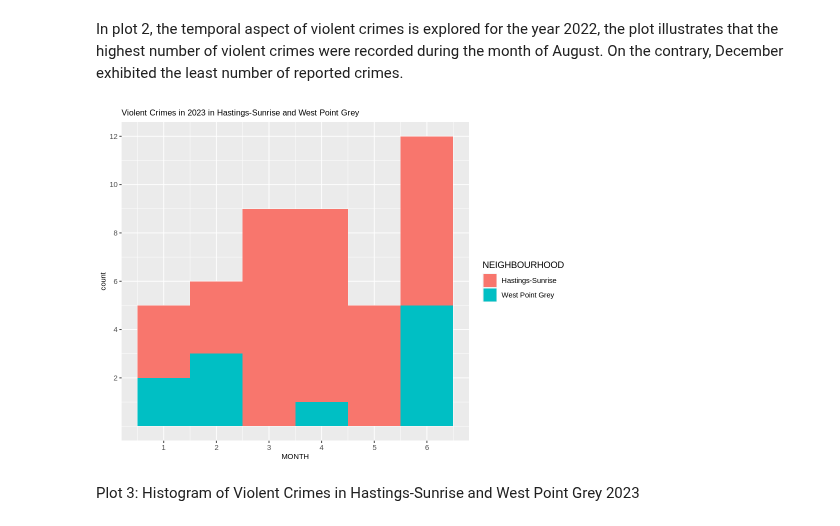
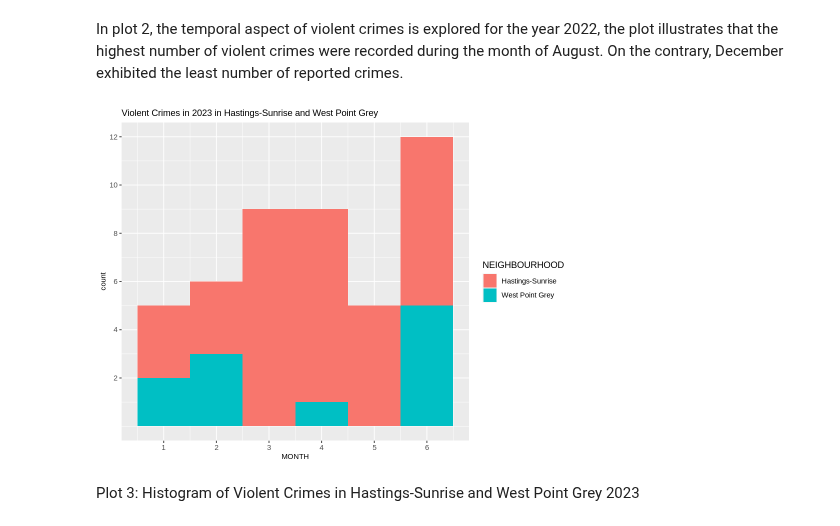
Before and after one commit to Carson-Lu/stat201project-Group27, a Jupyter notebook: proposal.ipynb, the cells around one changed output. Drawn from its saved outputs; the diff is of its cells as text; code cells hidden in the pictures.

Commit message:
plot titles

```diff
--- a/proposal.ipynb
+++ b/proposal.ipynb
@@ -205,17 +205,17 @@ In plot 2, the temporal aspect of violent crimes is explored for the year 2022,
 # %%
 vcrimes_vs_allcrimes |>
     filter(TYPE == "Violent Crime") |>
     filter(YEAR == 2023) |>
     ggplot() +
     geom_histogram(aes(x = MONTH, fill = NEIGHBOURHOOD), bins = 6) +
     ggtitle("Violent Crimes in 2023 in Hastings-Sunrise and West Point Grey") +
-    scale_x_continuous(breaks = c(1, 2, 3, 4, 5, 6, 7, 8, 9, 10, 11, 12)) +
-    scale_y_continuous(breaks = c(2, 4, 6, 8, 10, 12, 14)) +
+    scale_x_continuous(breaks = c(1, 2, 3, 4, 5, 6)) +
+    scale_y_continuous(breaks = c(2, 4, 6, 8, 10, 12)) +
     theme(axis.title = element_text(size = 9),
         axis.text = element_text(size = 9),
-        plot.title = element_text(size = 10))
+        plot.title = element_text(size = 11))
 # %% [output]
-[figure, old version]
+[figure, new version]
 # %% [markdown]
 Plot 3: Histogram of Violent Crimes in Hastings-Sunrise and West Point Grey 2023
 # %% [markdown]
```
Also changed, not shown: parts of 1 cell of this notebook.
